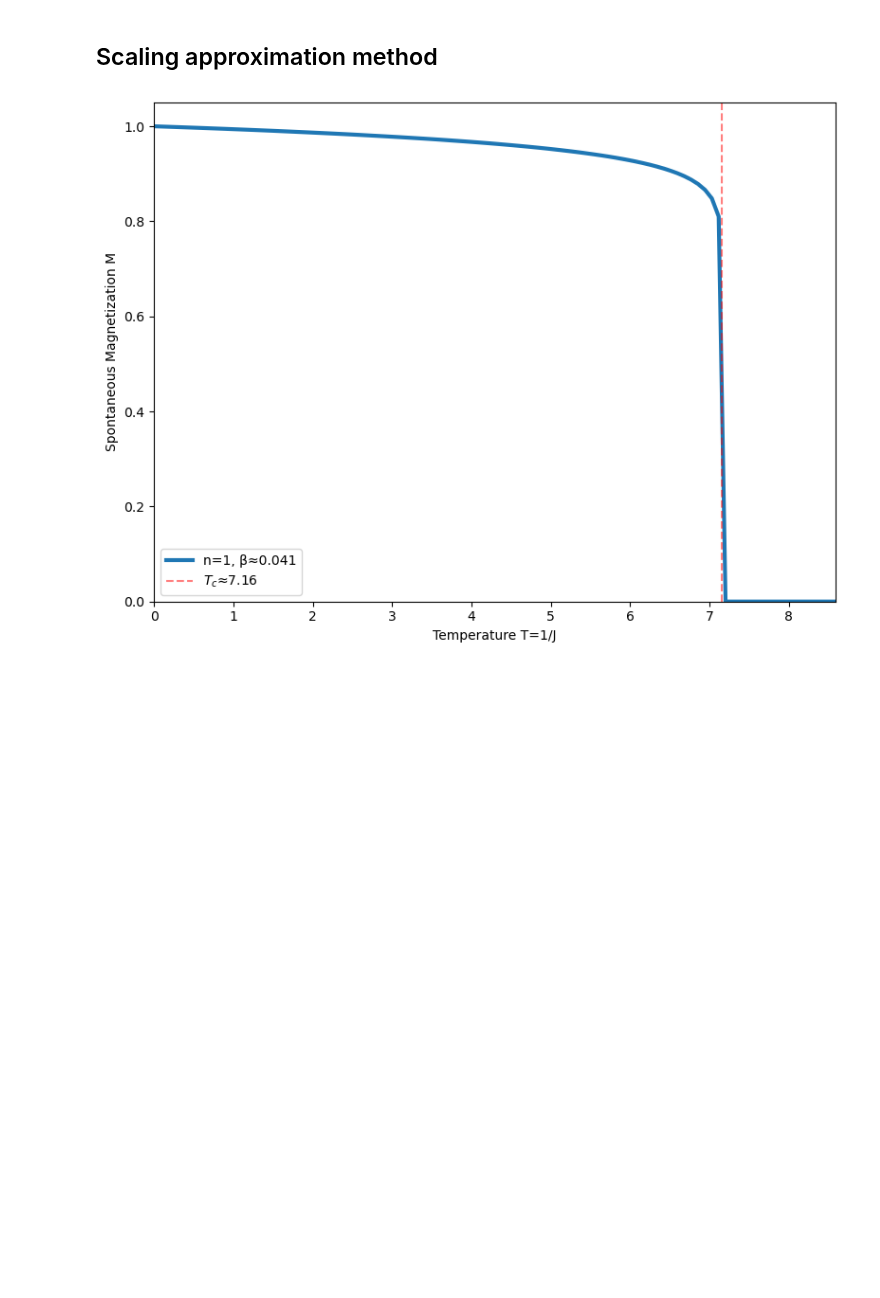
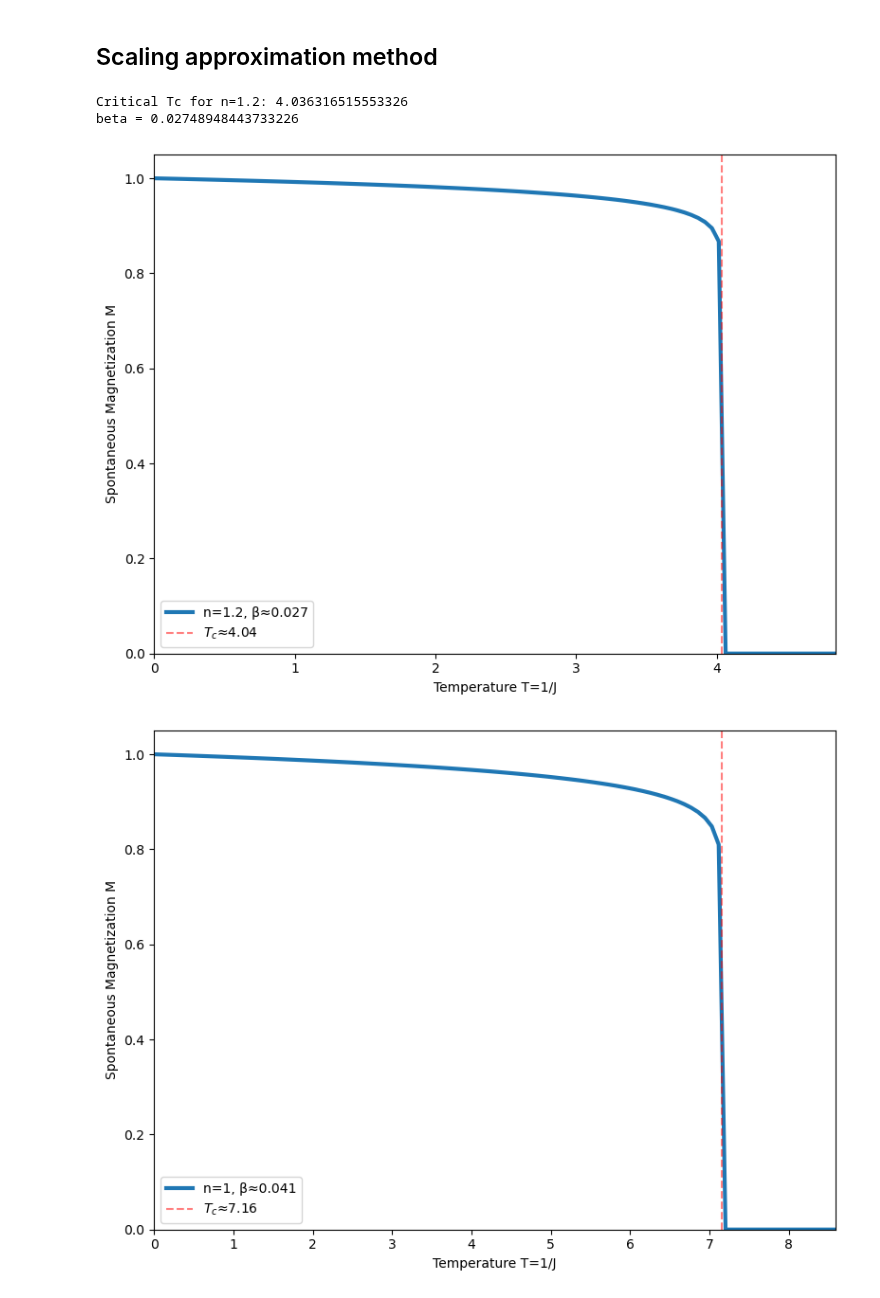
Before and after one commit to erbilcanartun/long-range-ising-chain, a Jupyter notebook: notebooks/magnetic_field.ipynb, the cells around one changed output. Drawn from its saved outputs; the diff is of its cells as text; code cells hidden in the pictures; blank space fills up the shorter version.

```diff
--- a/notebooks/magnetic_field.ipynb
+++ b/notebooks/magnetic_field.ipynb
@@ -450,7 +450,7 @@ Results saved to ../data/exponents.csv
 # %% [markdown]
 # Derivative of H
 # %%
-n = 1  # Power-law exponent
+n = 1.99  # Power-law exponent
 max_k = 1000  # Max distance for flow
 num_steps = 5  # Number of RG steps
 h_small = '1e-30'  # Small perturbation for numerical derivative
@@ -466,9 +466,9 @@ Jc = find_J_c(n, max_k=max_k, tol=1e-6, J_low=1e-10, J_high=3.0)
 Tc = 1 / float(Jc)
 # %%
 # Parameters
-n = 1.0
-max_k = 1000000
-num_steps = 10
+n = 1.5
+max_k = 100000
+num_steps = 8
 h_small = mp.mpf('1e-30')
 
 # Compute dH'_i/dH_i for each T
@@ -514,7 +512,7 @@ plt.show()
 ## Scaling approximation method
 # %%
 # Parameters
-n = 1  # Fixed power-law exponent
+n = 1.2  # Fixed power-law exponent
 max_k = 1000
 num_steps = 4
 matrix_size = 5
@@ -535,38 +533,42 @@ lambda_t = eigenvalues[0]
 yT = np.log(abs(lambda_t)) / np.log(b) if abs(lambda_t) > 0 else 0
 
 # Compute y_H
-all_Js, _ = generate_rg_flow_no_viz(float(Jc), n, max_k, num_steps)
+all_Js, _ = generate_rg_flow(float(Jc), n, max_k, num_steps)
 J_fixed = all_Js[-1]
 J_func_fixed = lambda d: J_fixed[d-1] if 1 <= d <= max_k else mp.mpf(0)
 h_small = mp.mpf('1e-30')
 H_prime = compute_H_prime_func(4, J_func_fixed, h_small)
 dyh = H_prime / h_small
 yH = float(mp.log(dyh) / mp.log(mp.mpf('3')))
 
 # Compute beta
 beta = (1 - yH) / yT if yT != 0 else np.inf
 print(f"beta = {beta}")
 
 # Plot M vs T
 T_values = np.linspace(0.01, 1.2 * Tc, 100)  # From near 0 to above Tc
 M_values = np.zeros_like(T_values)
 for i, T in enumerate(T_values):
     if T < Tc:
         M_values[i] = (1 - T / Tc)**beta
 
 # Create 2D plot
 fig, ax = plt.subplots(figsize=(8, 6))
 ax.plot(T_values, M_values, linewidth=3, label=f'n={n}, β≈{beta:.3f}')
 ax.axvline(x=Tc, color='r', linestyle='--', alpha=0.5, label=f'$T_c$≈{Tc:.2f}')
 ax.set_xlabel('Temperature T=1/J')
 ax.set_ylabel('Spontaneous Magnetization M')
 ax.set_xlim(0, max(T_values))
 ax.set_ylim(0, 1.05)
 ax.legend()
 ax.grid(False)
 plt.tight_layout()
-plt.savefig(f'../figures/magnetization_n{n}.png')
+#plt.savefig(f'../figures/magnetization_n{n}.png')
 plt.show()
+# %% [output]
+Critical Tc for n=1.2: 4.036316515553326
+beta = 0.02748948443733226
+[figure, added]
 # %%
 # Create 2D plot
 fig, ax = plt.subplots(figsize=(8, 6))
```
Also changed, not shown: parts of 3 cells of this notebook.
